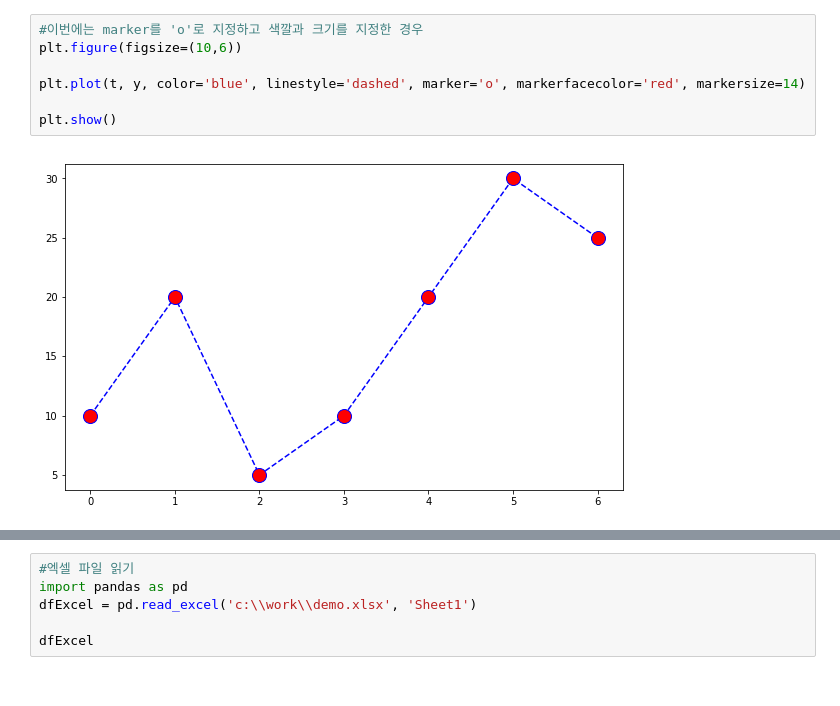
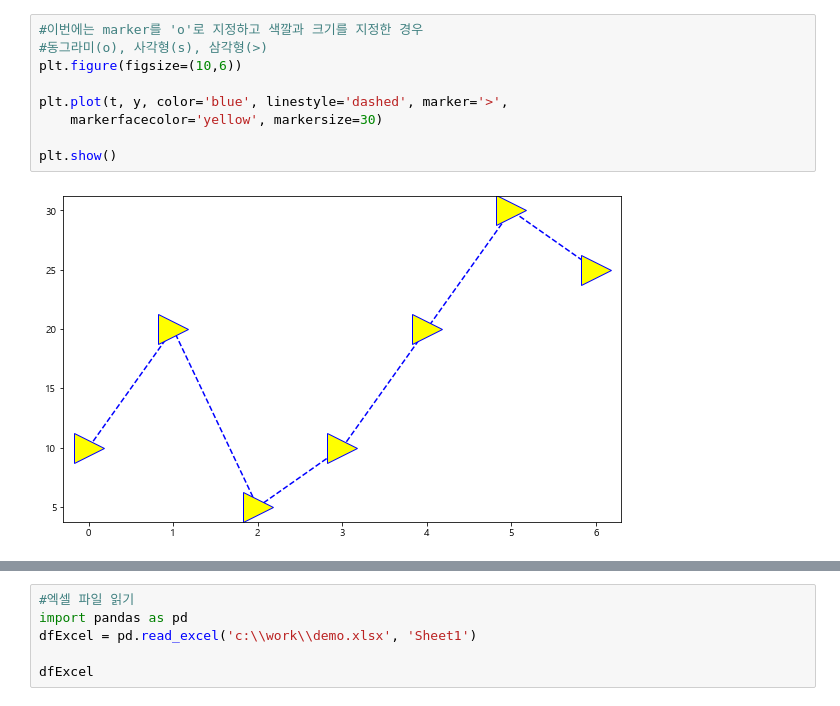
Before and after one commit to papasmf1/python220418, a Jupyter notebook: DemoMatplotlib.ipynb, the cells around one changed output, grey strips where cells are left out. Cells and saved outputs as stored; diff of their text form.

```diff
--- a/DemoMatplotlib.ipynb
+++ b/DemoMatplotlib.ipynb
@@ -27,10 +27,12 @@ plt.show()
 # %%
 #이번에는 marker를 'o'로 지정하고 색깔과 크기를 지정한 경우
+#동그라미(o), 사각형(s), 삼각형(>)
 plt.figure(figsize=(10,6))
 
-plt.plot(t, y, color='blue', linestyle='dashed', marker='o', markerfacecolor='red', markersize=14)
+plt.plot(t, y, color='blue', linestyle='dashed', marker='>',
+    markerfacecolor='yellow', markersize=30)
 
 plt.show()
 # %% [output]
-[figure, old version]
+[figure, new version]
 # %%
```
Also changed, not shown: parts of 13 cells of this notebook, 1 other file.
